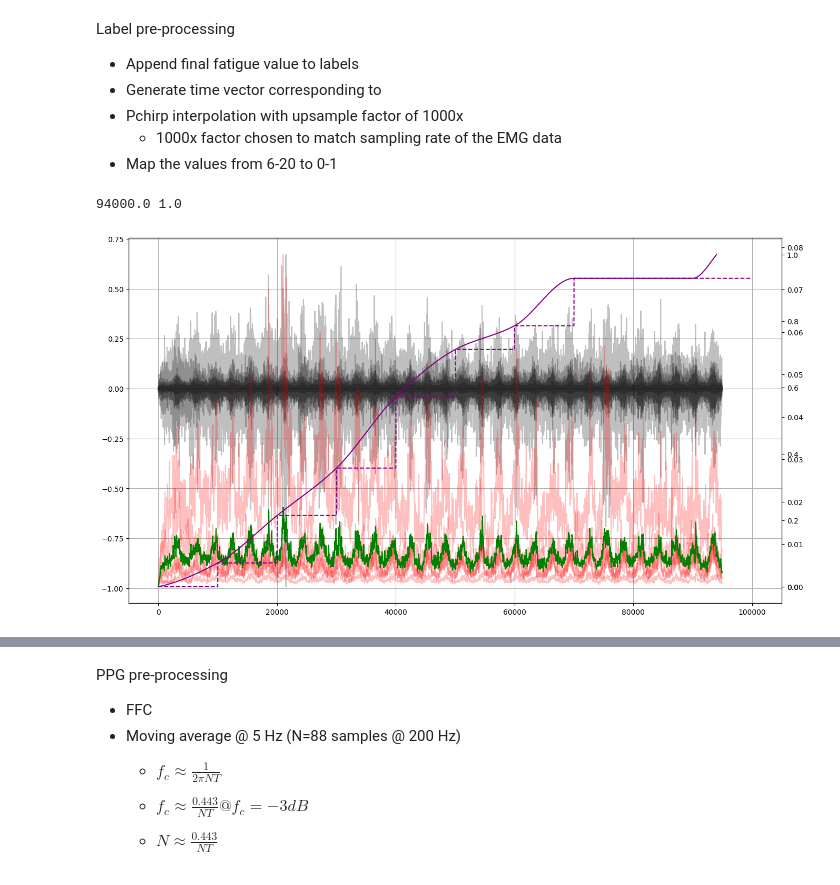
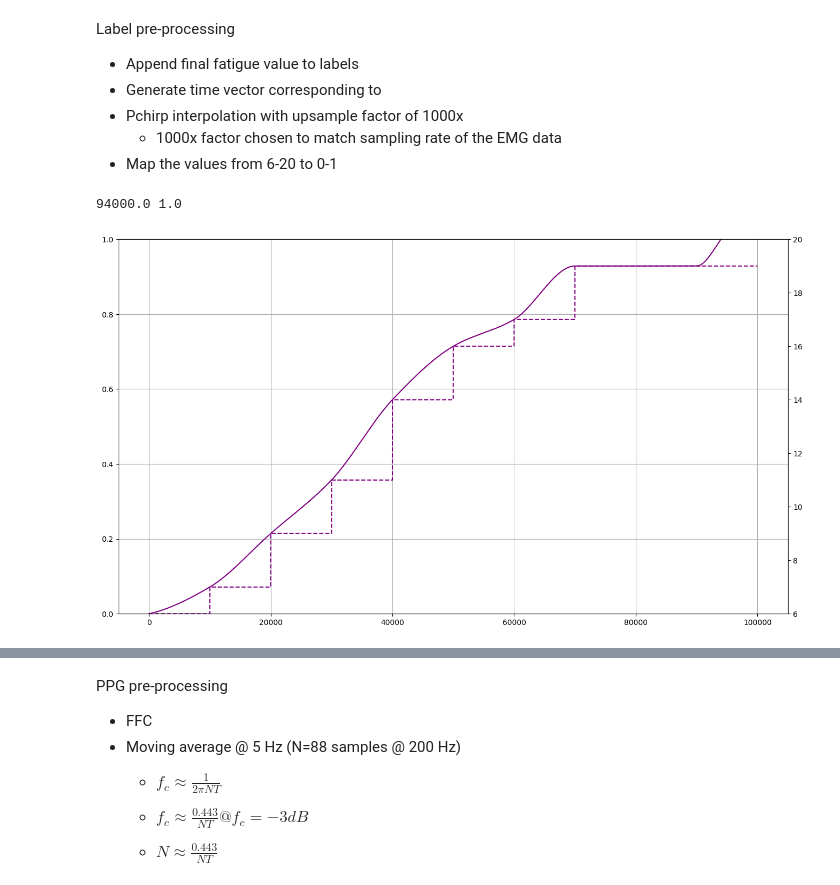
Before and after one commit to gkouretas/ros2_ws, a Jupyter notebook: preprocess_data.ipynb, the cells around one changed output, grey strips where cells are left out. Cells and saved outputs as stored; diff of their text form; code cells hidden in the pictures.

Commit message:
Changes/commits toward real-time fatigue inference

```diff
--- a/preprocess_data.ipynb
+++ b/preprocess_data.ipynb
@@ -80,7 +80,7 @@ filtered_data_unified.shape
 (34, 10)
 # %%
 subject = 8
-experiment = 5
+experiment = 4
 
 fig = plt.figure(figsize=(16,9))
 ax = fig.add_subplot(111)
@@ -138,40 +138,42 @@ experiment = 3
 
 fig = plt.figure(figsize=(16,9))
 ax = fig.add_subplot(111)
-ax2 = ax.twinx()
+# ax2 = ax.twinx()
 # ax3 = ax.twinx()
-ax3 = ax2
+# ax3 = ax2
 ax4 = ax.twinx()
-for i,emg in enumerate(emg_data[subject][experiment]):
-    ax.plot(emg, alpha = 0.25, color = 'k')
+# for i,emg in enumerate(emg_data[subject][experiment]):
+#     ax.plot(emg, alpha = 0.25, color = 'k')
 
 # for channel in rescaled_data[subject][experiment]:
 #     ax2.plot(channel, alpha = 0.25, color = 'r')
 
-for channel in filtered_data[subject][experiment]:
-    ax3.plot(channel, alpha = 0.25, color = 'r')
+# for channel in filtered_data[subject][experiment]:
+#     ax3.plot(channel, alpha = 0.25, color = 'r')
 
-ax3.plot(np.average(filtered_data[subject][experiment], axis = 0), color = 'g')
+# ax3.plot(np.average(filtered_data[subject][experiment], axis = 0), color = 'g')
 
-ax4.plot(
+ax.plot(
     np.linspace(
         0,
         cubic_spline_labels[subject][experiment].size,
         cubic_spline_labels[subject][experiment].size,
         endpoint=True
     ), cubic_spline_labels[subject][experiment], color = "purple")
 
-Signal(time_series_labels[subject][experiment]).map(6.0, 20.0, 0.0, 1.0).plot_signal(ax4, color = "purple", linestyle="--")
+Signal(time_series_labels[subject][experiment]).plot_signal(ax4, color = "purple", linestyle="--")
 
+ax.set_ylim([0, 1])
+ax4.set_ylim([6, 20])
 ax.grid()
 ax.set_axisbelow(True)
 
 print(np.linspace(
         0,
         cubic_spline_labels[subject][experiment].size,
         cubic_spline_labels[subject][experiment].size,
         endpoint=True
     )[-1],cubic_spline_labels[subject][experiment][-1])
 # %% [output]
 94000.0 1.0
-[figure, old version]
+[figure, new version]
```
Also changed, not shown: parts of 2 cells of this notebook, 4 other files.
